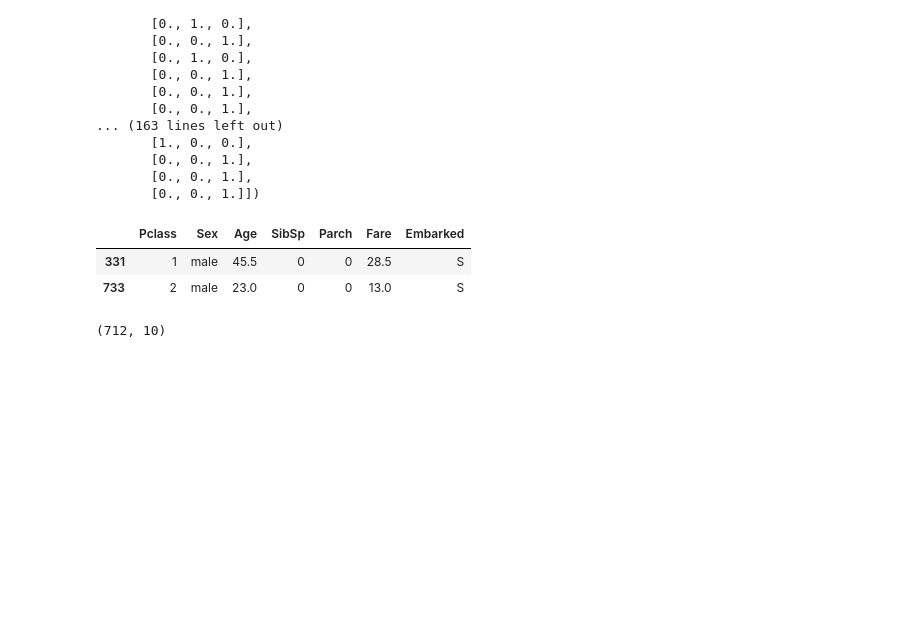
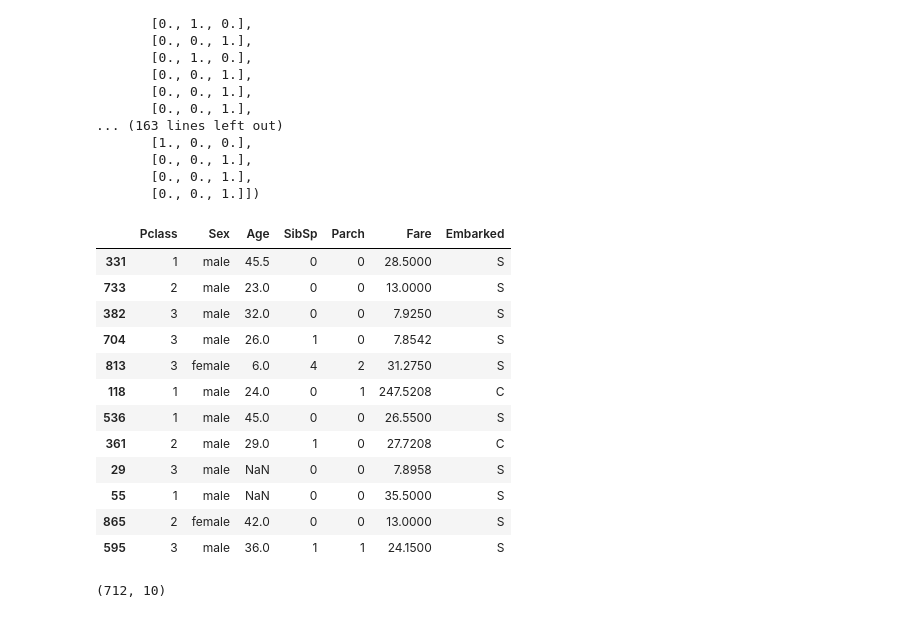
Before and after one commit to kashish836/ml-tutorials, a Jupyter notebook: 10_titanic without using pipeline.ipynb, the cells around one changed output. Cells and saved outputs as stored; diff of their text form; code cells hidden in the pictures; blank space fills up the shorter version.

```diff
--- a/10_titanic without using pipeline.ipynb
+++ b/10_titanic without using pipeline.ipynb
@@ -191,11 +191,21 @@ array([[1., 0., 0.],
        [0., 0., 1.],
        [0., 0., 1.]])
 # %%
-X_train.head(2)
+X_train.head(12)
 # %% [output]
 |  | Pclass | Sex | Age | SibSp | Parch | Fare | Embarked |
-| 331 | 1 | male | 45.5 | 0 | 0 | 28.5 | S |
-| 733 | 2 | male | 23.0 | 0 | 0 | 13.0 | S |
+| 331 | 1 | male | 45.5 | 0 | 0 | 28.5000 | S |
+| 733 | 2 | male | 23.0 | 0 | 0 | 13.0000 | S |
+| 382 | 3 | male | 32.0 | 0 | 0 | 7.9250 | S |
+| 704 | 3 | male | 26.0 | 1 | 0 | 7.8542 | S |
+| 813 | 3 | female | 6.0 | 4 | 2 | 31.2750 | S |
+| 118 | 1 | male | 24.0 | 0 | 1 | 247.5208 | C |
+| 536 | 1 | male | 45.0 | 0 | 0 | 26.5500 | S |
+| 361 | 2 | male | 29.0 | 1 | 0 | 27.7208 | C |
+| 29 | 3 | male | NaN | 0 | 0 | 7.8958 | S |
+| 55 | 1 | male | NaN | 0 | 0 | 35.5000 | S |
+| 865 | 2 | female | 42.0 | 0 | 0 | 13.0000 | S |
+| 595 | 3 | male | 36.0 | 1 | 1 | 24.1500 | S |
 # %%
 X_train_rem = X_train.drop(columns=['Sex','Age','Embarked'])
 # %%
```
Also changed, not shown: parts of 3 cells of this notebook, 5 other files.
